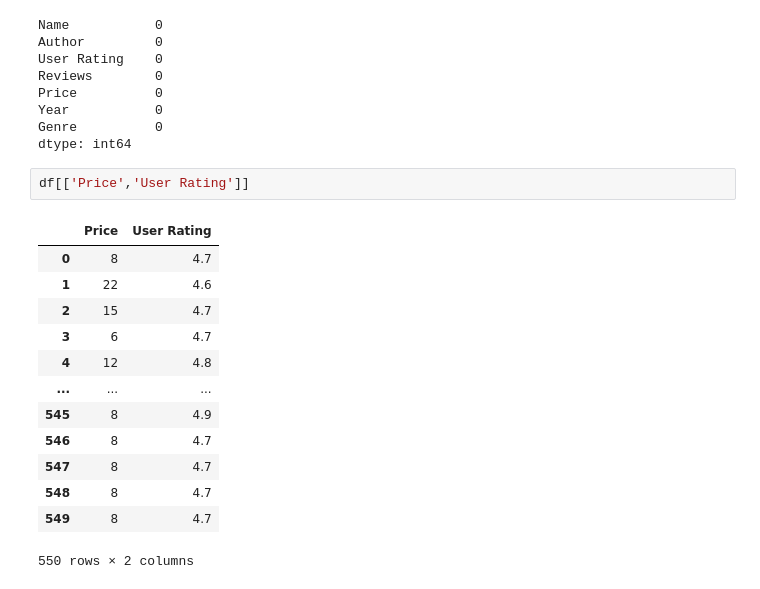
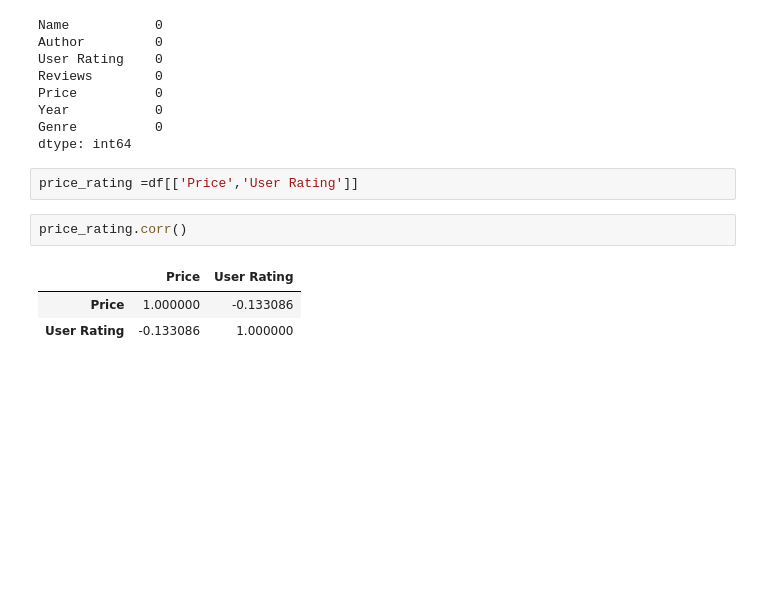
Before and after one commit to Prayush77/Amazon_bestselers_analysis, a Jupyter notebook: src/main.ipynb, the cells around one changed output. Drawn from its saved outputs; the diff is of its cells as text; blank space fills up the shorter version.

```diff
--- a/src/main.ipynb
+++ b/src/main.ipynb
@@ -36,18 +34,10 @@ Year           0
 Genre          0
 dtype: int64
 # %%
-df[['Price','User Rating']]
+price_rating =df[['Price','User Rating']]
-# %% [output]
-|  | Price | User Rating |
-| 0 | 8 | 4.7 |
-| 1 | 22 | 4.6 |
-| 2 | 15 | 4.7 |
-| 3 | 6 | 4.7 |
-| 4 | 12 | 4.8 |
-| ... | ... | ... |
-| 545 | 8 | 4.9 |
-| 546 | 8 | 4.7 |
-| 547 | 8 | 4.7 |
-| 548 | 8 | 4.7 |
-| 549 | 8 | 4.7 |
-550 rows × 2 columns
+# %%
+price_rating.corr()
+# %% [output]
+|  | Price | User Rating |
+| Price | 1.000000 | -0.133086 |
+| User Rating | -0.133086 | 1.000000 |
```
Also changed, not shown: parts of 10 cells of this notebook.
